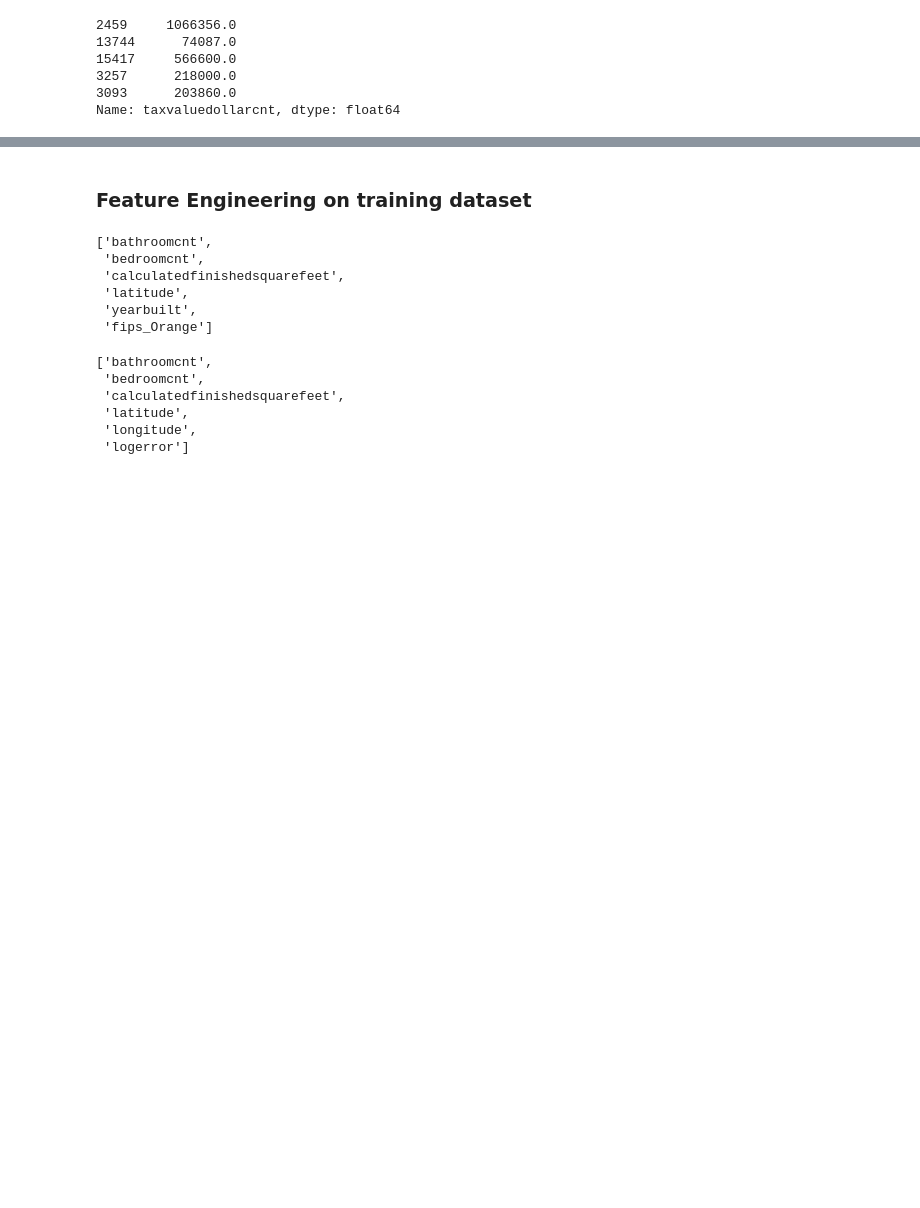
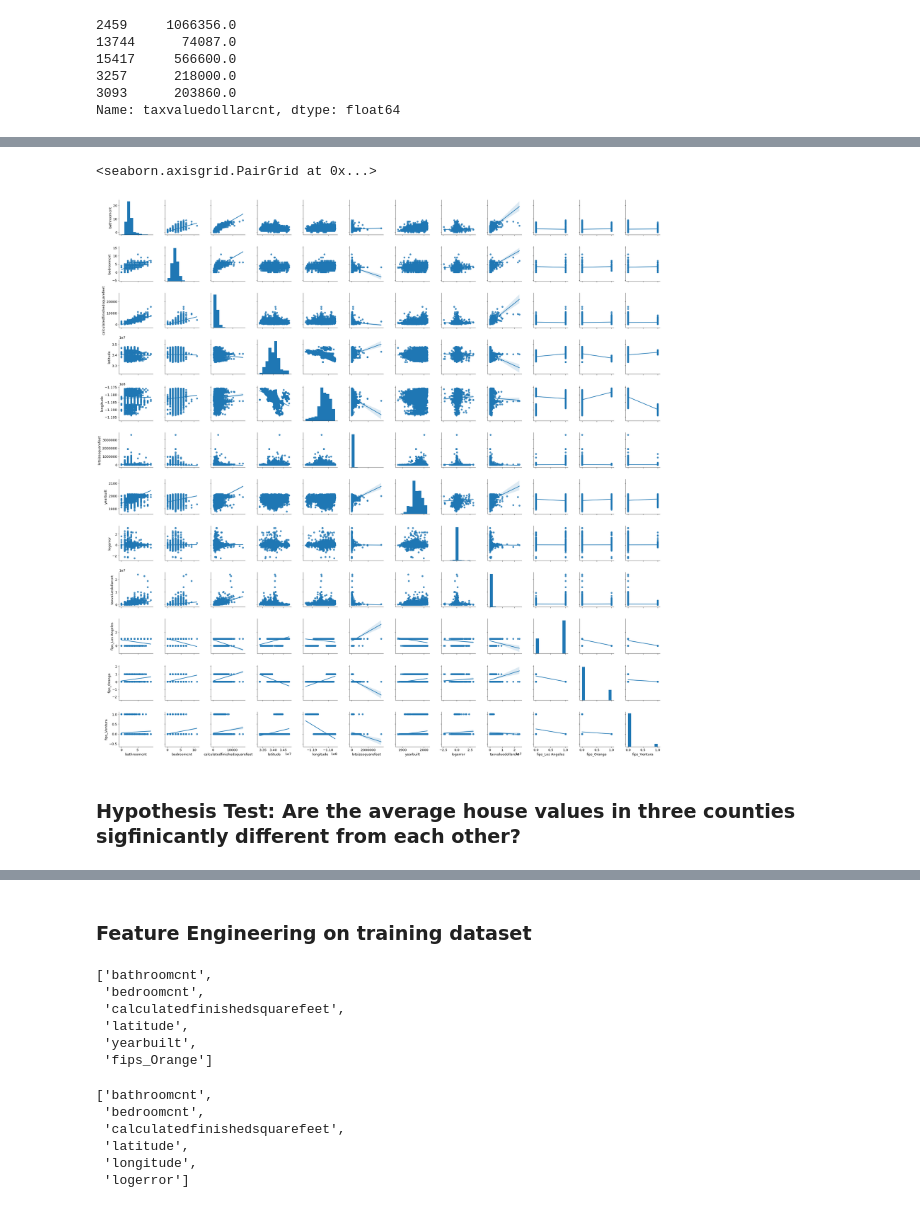
Before and after one commit to Estimating-Home-Value/Predicting-Tax-Assessed-Home-Values, a Jupyter notebook: scratchpad_shi.ipynb, the cells around one changed output, grey strips where cells are left out. Drawn from its saved outputs; the diff is of its cells as text; code cells hidden in the pictures; blank space fills up the shorter version.

```diff
--- a/scratchpad_shi.ipynb
+++ b/scratchpad_shi.ipynb
@@ -1169,0 +1200,7 @@ Name: taxvaluedollarcnt, dtype: float64
+# %%
+sns.pairplot(train, kind='reg')
+# %% [output]
+<seaborn.axisgrid.PairGrid at 0x...>
+[figure, added]
+# %% [markdown]
+### Hypothesis Test: Are the average house values in three counties sigfinicantly different from each other?
```
Also changed, not shown: parts of 25 cells of this notebook.
